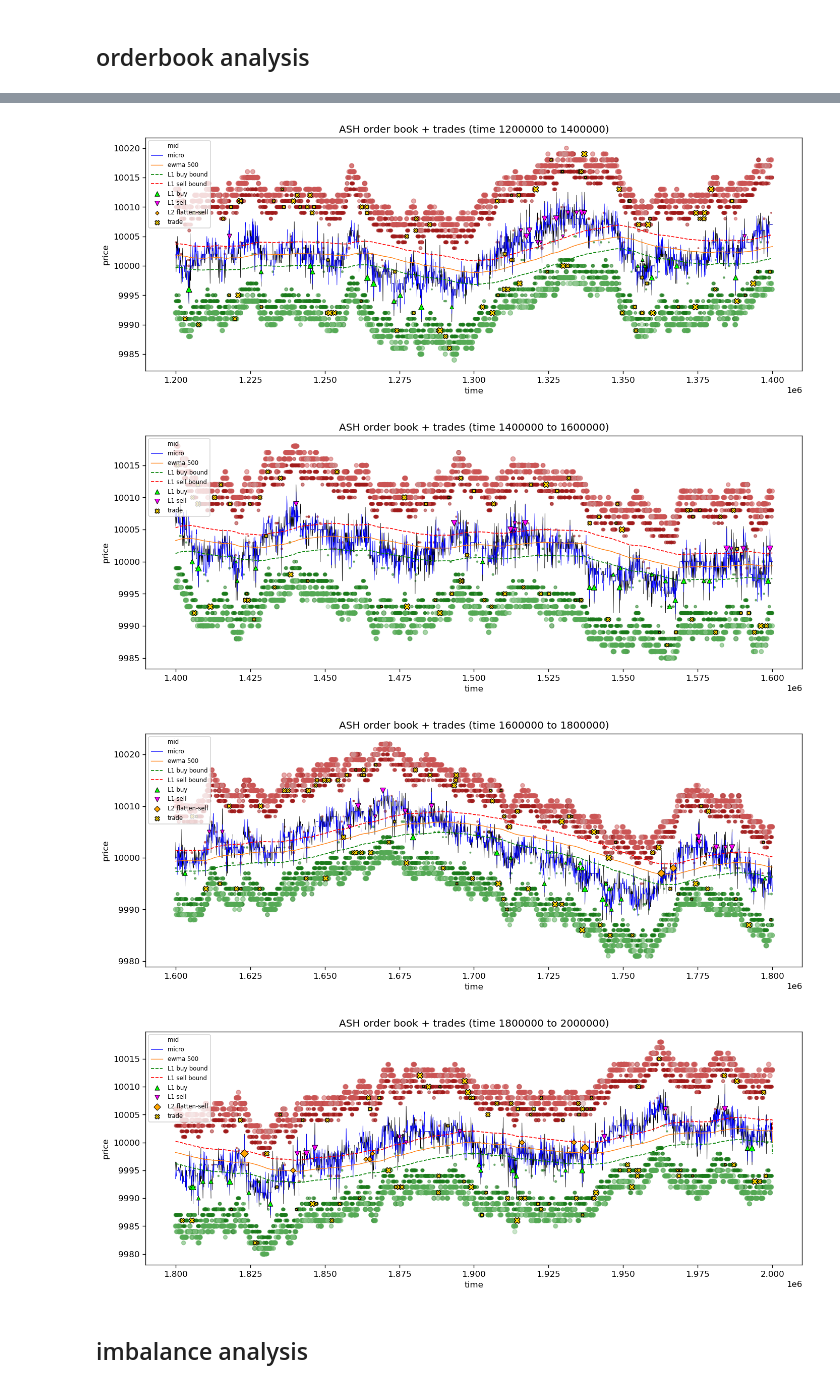
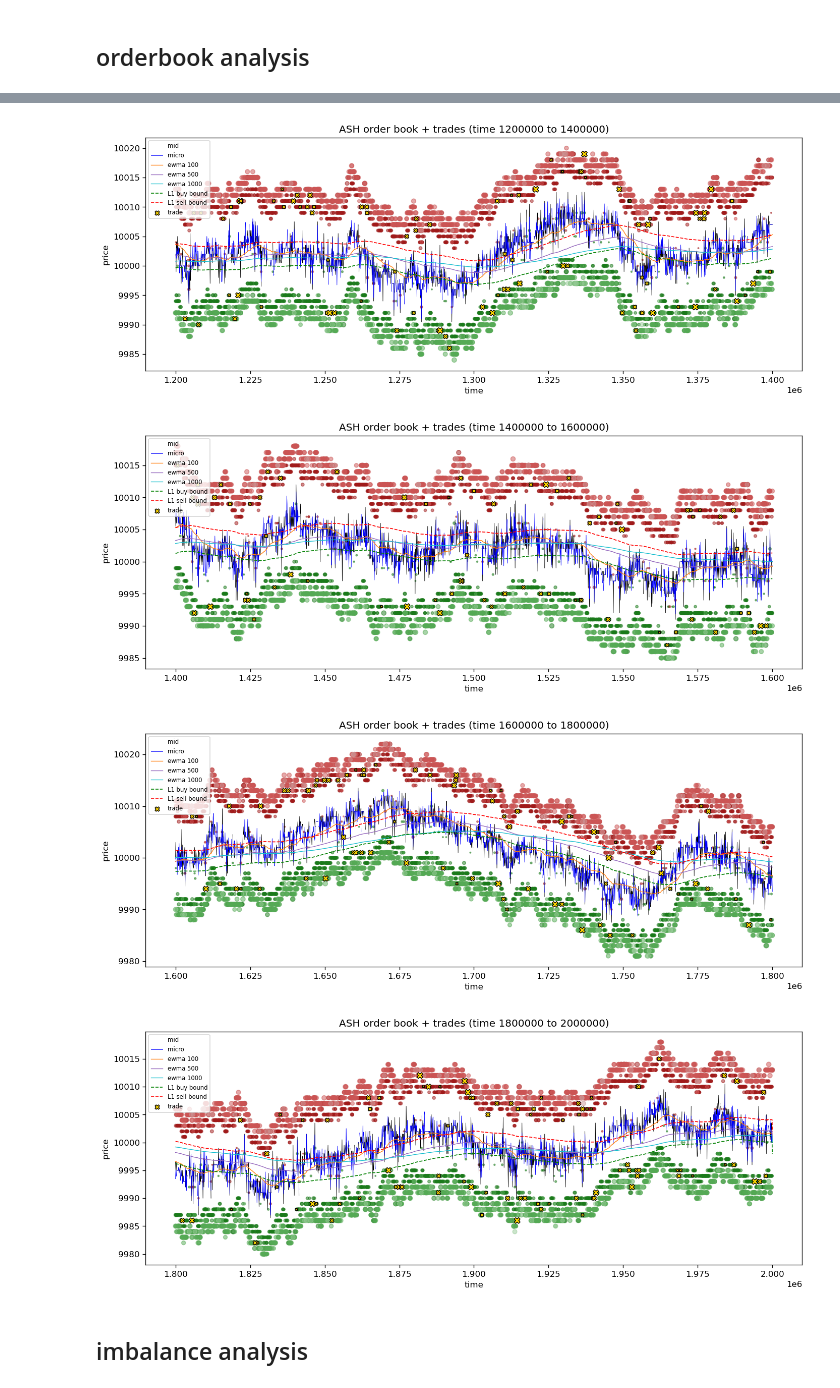
Before and after one commit to v-x-zhang/imc-prosperity-4-quantsc, a Jupyter notebook: round-1/research/signal_research.ipynb, the cells around one changed output, grey strips where cells are left out. Cells and saved outputs as stored; diff of their text form; code cells hidden in the pictures.

```diff
--- a/round-1/research/signal_research.ipynb
+++ b/round-1/research/signal_research.ipynb
@@ -16,7 +16,7 @@ plt.rcParams.update({'figure.figsize': (14, 5), 'figure.dpi': 120})
 # config
 DATA_DIR = "../data"
 DAY_LEN = 1_000_000
-EWMA_SPANS = [500]
+EWMA_SPANS = [100, 500, 1000, 5000]
 CONSTANT_ANCHOR = 10_000  # EWMA seed at the start of each day
 
 # load prices
@@ -191,7 +191,7 @@ def simulate_takes(df, anchor_col, anchor_width,
     return pd.DataFrame(fills, columns=["time", "price", "qty", "side", "layer", "pos_after"])
 
 def plot_book(df, trades=None, t_start=None, t_end=None, ewma_spans=EWMA_SPANS,
-              anchor_col="ewma_5000", anchor_width=2, position_limit=POSITION_LIMIT,
+              anchor_col="ewma_500", anchor_width=2, position_limit=POSITION_LIMIT,
               layer=2, flatten_threshold=FLATTEN_THRESHOLD, flatten_width=FLATTEN_WIDTH,
               ax=None):
     # Simulate on the full df so position state is correct when you zoom in.
@@ -237,6 +237,7 @@ def plot_book(df, trades=None, t_start=None, t_end=None, ewma_spans=EWMA_SPANS,
         #     ax.plot(d["time"], anchor + flatten_width, color="red", lw=0.8, ls=":",
         #             label="L2 sell bound")
 
+        """
         if fills is not None and len(fills):
             f = fills
             if t_start is not None: f = f[f["time"] >= t_start]
@@ -264,6 +265,7 @@ def plot_book(df, trades=None, t_start=None, t_end=None, ewma_spans=EWMA_SPANS,
                 ax.scatter(l2_sells["time"], l2_sells["price"], s=l2_sells["qty"].abs() * 5,
                            marker="D", c="orange", edgecolors="black", linewidths=0.6,
                            zorder=7, label="L2 flatten-sell")
+        """
 
     if trades is not None:
         t = trades
@@ -282,7 +284,7 @@ os.makedirs(RESULTS_DIR, exist_ok=True)
 
 for t_start in range(1_000_000, 2_000_000, 200_000):
      t_end = t_start + 200_000
-     plot_book(osmium_ob, trades=osmium_trades, t_start=t_start, t_end=t_end,
+     plot_book(osmium_ob, trades=osmium_trades, t_start=t_start, t_end=t_end, ewma_spans=[100, 500, 1000],
                anchor_col="ewma_500", anchor_width=2,
                layer=2, flatten_threshold=FLATTEN_THRESHOLD, flatten_width=FLATTEN_WIDTH)
      plt.title(f"ASH order book + trades (time {t_start} to {t_end})")
@@ -294,7 +296,7 @@ for t_start in range(1_000_000, 2_000_000, 200_000):
-[figure, old version]
+[figure, new version]
-[figure, old version]
+[figure, new version]
-[figure, old version]
+[figure, new version]
-[figure, old version]
+[figure, new version]
 # %% [markdown]
 ## imbalance analysis
 # %%
```
Also changed, not shown: parts of 1 cell of this notebook, 6 other files.
